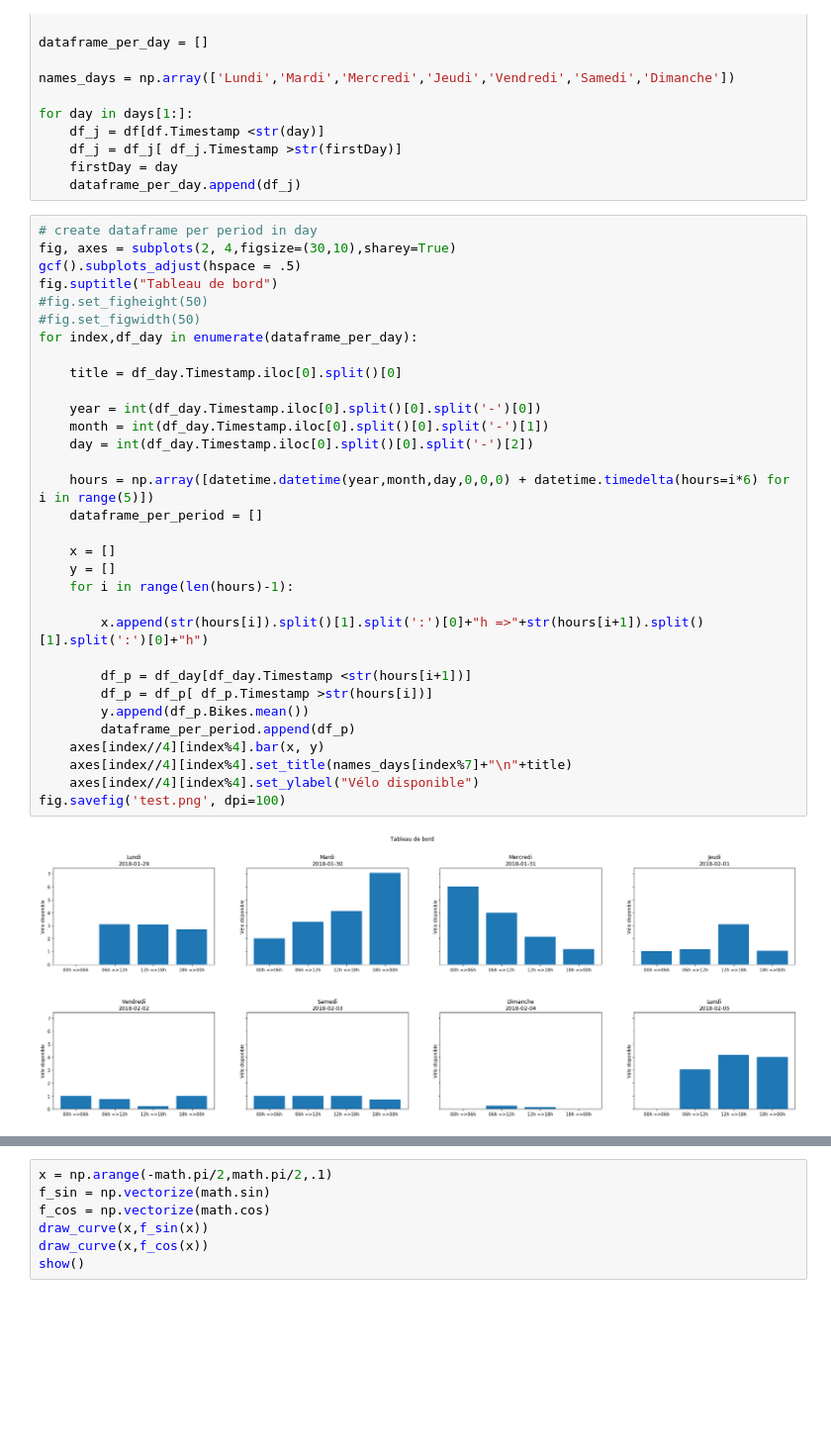
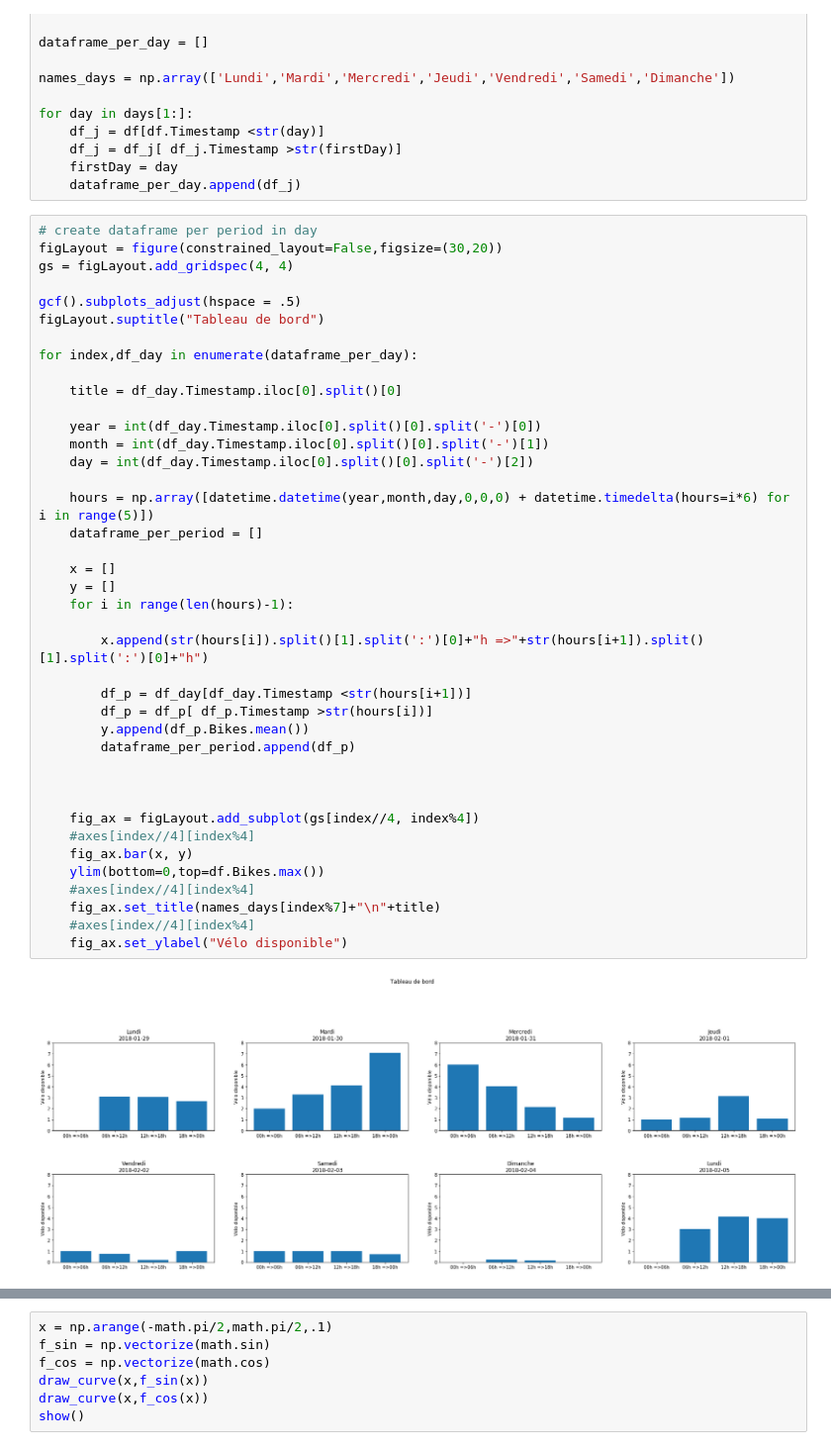
Before and after one commit to MohamedAminMallek/TP_Matplotlib, a Jupyter notebook: Pyplot.ipynb, the cells around one changed output, grey strips where cells are left out. Shown at 99% size. Cells and saved outputs as stored; diff of their text form; blank space fills up the shorter version.

```diff
--- a/Pyplot.ipynb
+++ b/Pyplot.ipynb
@@ -56,35 +56,43 @@ for day in days[1:]:
     dataframe_per_day.append(df_j)
 # %%
 # create dataframe per period in day
-fig, axes = subplots(2, 4,figsize=(30,10),sharey=True)
+figLayout = figure(constrained_layout=False,figsize=(30,20))
+gs = figLayout.add_gridspec(4, 4)
+
 gcf().subplots_adjust(hspace = .5)
-fig.suptitle("Tableau de bord")
-#fig.set_figheight(50)
-#fig.set_figwidth(50)
+figLayout.suptitle("Tableau de bord")
+
 for index,df_day in enumerate(dataframe_per_day):
 
     title = df_day.Timestamp.iloc[0].split()[0]
 
     year = int(df_day.Timestamp.iloc[0].split()[0].split('-')[0])
     month = int(df_day.Timestamp.iloc[0].split()[0].split('-')[1])
     day = int(df_day.Timestamp.iloc[0].split()[0].split('-')[2])
 
     hours = np.array([datetime.datetime(year,month,day,0,0,0) + datetime.timedelta(hours=i*6) for i in range(5)])
     dataframe_per_period = []
 
     x = []
     y = []
     for i in range(len(hours)-1):
 
         x.append(str(hours[i]).split()[1].split(':')[0]+"h =>"+str(hours[i+1]).split()[1].split(':')[0]+"h")
 
         df_p = df_day[df_day.Timestamp <str(hours[i+1])]
         df_p = df_p[ df_p.Timestamp >str(hours[i])]
         y.append(df_p.Bikes.mean())
         dataframe_per_period.append(df_p)
-    axes[index//4][index%4].bar(x, y)
-    axes[index//4][index%4].set_title(names_days[index%7]+"\n"+title)
-    axes[index//4][index%4].set_ylabel("Vélo disponible")
-fig.savefig('test.png', dpi=100)
+
+
+
+    fig_ax = figLayout.add_subplot(gs[index//4, index%4])
+    #axes[index//4][index%4]
+    fig_ax.bar(x, y)
+    ylim(bottom=0,top=df.Bikes.max())
+    #axes[index//4][index%4]
+    fig_ax.set_title(names_days[index%7]+"\n"+title)
+    #axes[index//4][index%4]
+    fig_ax.set_ylabel("Vélo disponible")
 # %% [output]
-[figure, old version]
+[figure, new version]
```
Also changed, not shown: parts of 11 cells of this notebook.
